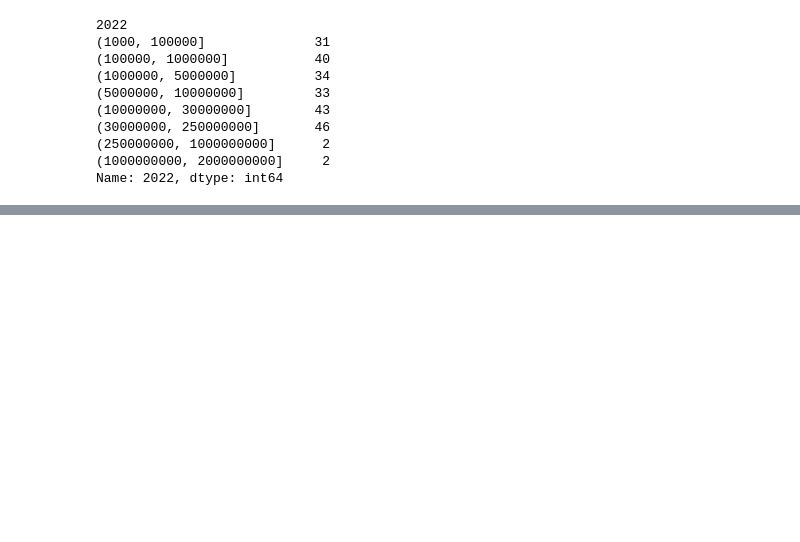
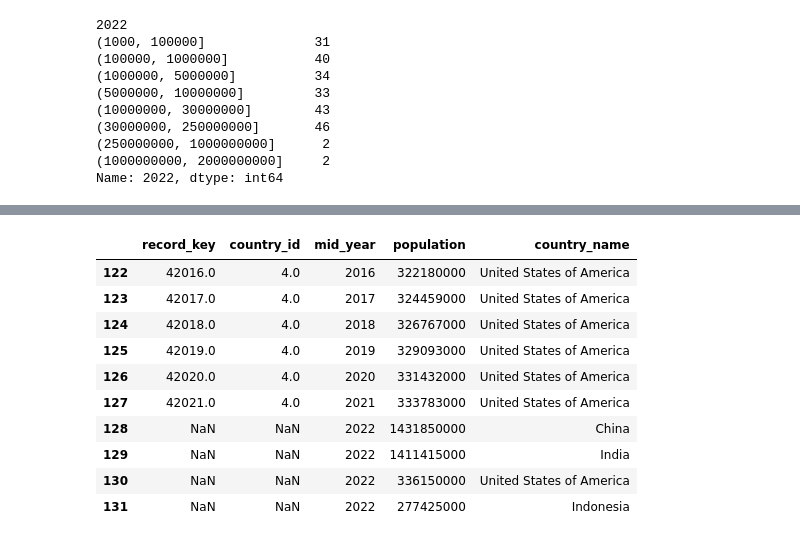
Before and after one commit to dkristek/UN_Country_Population_Growth, a Jupyter notebook: Pop_countries_Dtypes.ipynb, the cells around one changed output, grey strips where cells are left out. Drawn from its saved outputs; the diff is of its cells as text; code cells hidden in the pictures; blank space fills up the shorter version.

Commit message:
processing data

```diff
--- a/Pop_countries_Dtypes.ipynb
+++ b/Pop_countries_Dtypes.ipynb
@@ -197,3 +197,9 @@ global_2022_pop_df.head(10)
 | 188 | 484 | Latin America and the Caribbean | Central America | Mexico | 136869000 | 30M - 250M |
 # %%
 # Adding rank to DF
+global_2022_pop_df = global_2022_pop_df.reset_index()
+
+global_2022_pop_df = global_2022_pop_df.rename(columns={"index":"Rank"})
+global_2022_pop_df["Rank"] = global_2022_pop_df.index + 1
+
+global_2022_pop_df.head()
@@ -199,0 +213,4 @@ global_2022_pop_df.head(10)
+# %%
+# Pull out top 4 country data
+top_4_df = global_2022_pop_df.loc[0:3, ['Country','2022']]
+top_4_df
@@ -199,0 +223,21 @@ global_2022_pop_df.head(10)
+# %%
+# append 2022 country to 1990 - 2021 country list
+for index, row in top_4_df.iterrows():
+    by_country_pop_df = by_country_pop_df.append({'mid_year':'2022',
+                              'population': row['2022'],
+                              'country_name': row['Country']}, ignore_index=True)
+
+# by_country_pop_df.drop(index=by_country_pop_df.index[-1], axis=0, inplace=True)
+by_country_pop_df.tail(10)
+# %% [output]
+|  | record_key | country_id | mid_year | population | country_name |
+| 122 | 42016.0 | 4.0 | 2016 | 322180000 | United States of America |
+| 123 | 42017.0 | 4.0 | 2017 | 324459000 | United States of America |
+| 124 | 42018.0 | 4.0 | 2018 | 326767000 | United States of America |
+| 125 | 42019.0 | 4.0 | 2019 | 329093000 | United States of America |
+| 126 | 42020.0 | 4.0 | 2020 | 331432000 | United States of America |
+| 127 | 42021.0 | 4.0 | 2021 | 333783000 | United States of America |
+| 128 | NaN | NaN | 2022 | 1431850000 | China |
+| 129 | NaN | NaN | 2022 | 1411415000 | India |
+| 130 | NaN | NaN | 2022 | 336150000 | United States of America |
+| 131 | NaN | NaN | 2022 | 277425000 | Indonesia |
```
Also changed, not shown: parts of 8 cells of this notebook, 2 other files.
